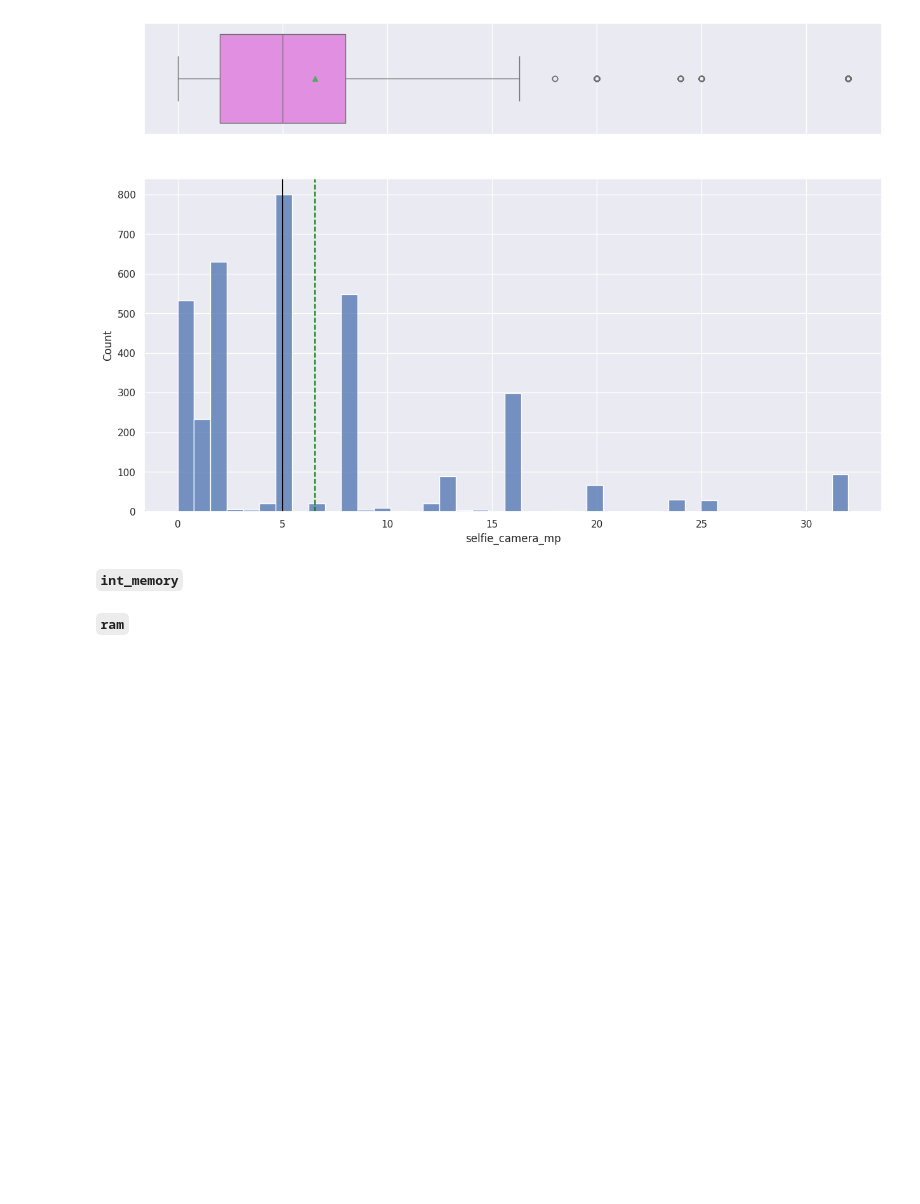
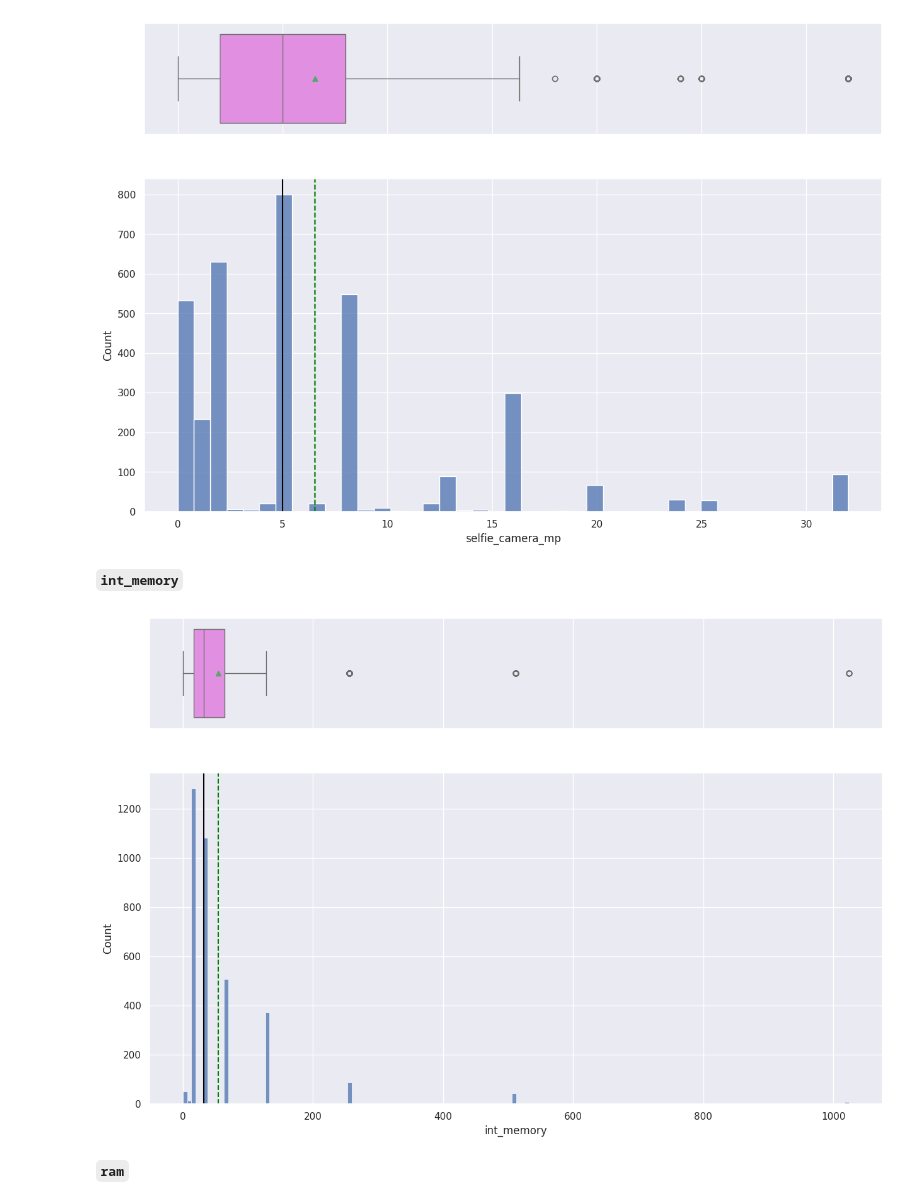
Before and after one commit to erika024/data-science, a Jupyter notebook: SLF_Project_LearnerNotebook_LowCode.ipynb, the cells around one changed output. Saved outputs shown, nothing was run; the diff lists cells and outputs as text; code cells hidden in the pictures; blank space fills up the shorter version.

```diff
--- a/SLF_Project_LearnerNotebook_LowCode.ipynb
+++ b/SLF_Project_LearnerNotebook_LowCode.ipynb
@@ -318,7 +318,9 @@ histogram_boxplot(df, 'selfie_camera_mp')  ## Complete the code to create histog
 # %% [markdown]
 **`int_memory`**
 # %%
-histogram_boxplot('_______')  ## Complete the code to create histogram_boxplot for 'int_memory'
+histogram_boxplot(df,'int_memory')  ## Complete the code to create histogram_boxplot for 'int_memory'
+# %% [output]
+[figure, added]
 # %% [markdown]
 **`ram`**
 # %%
```
